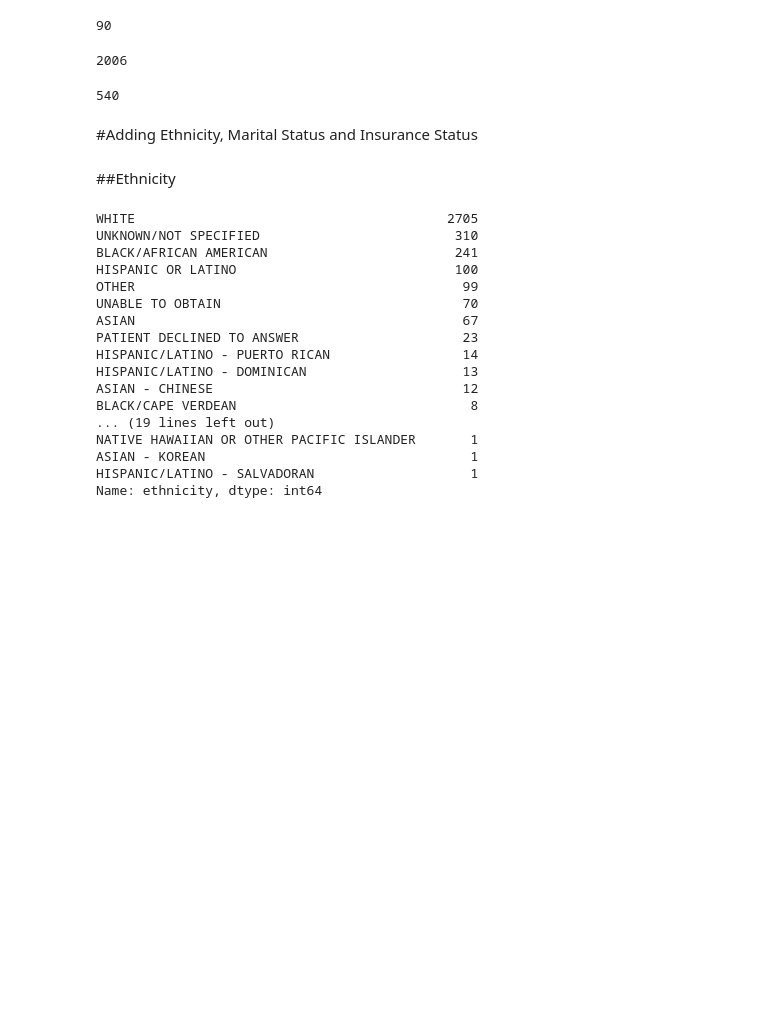
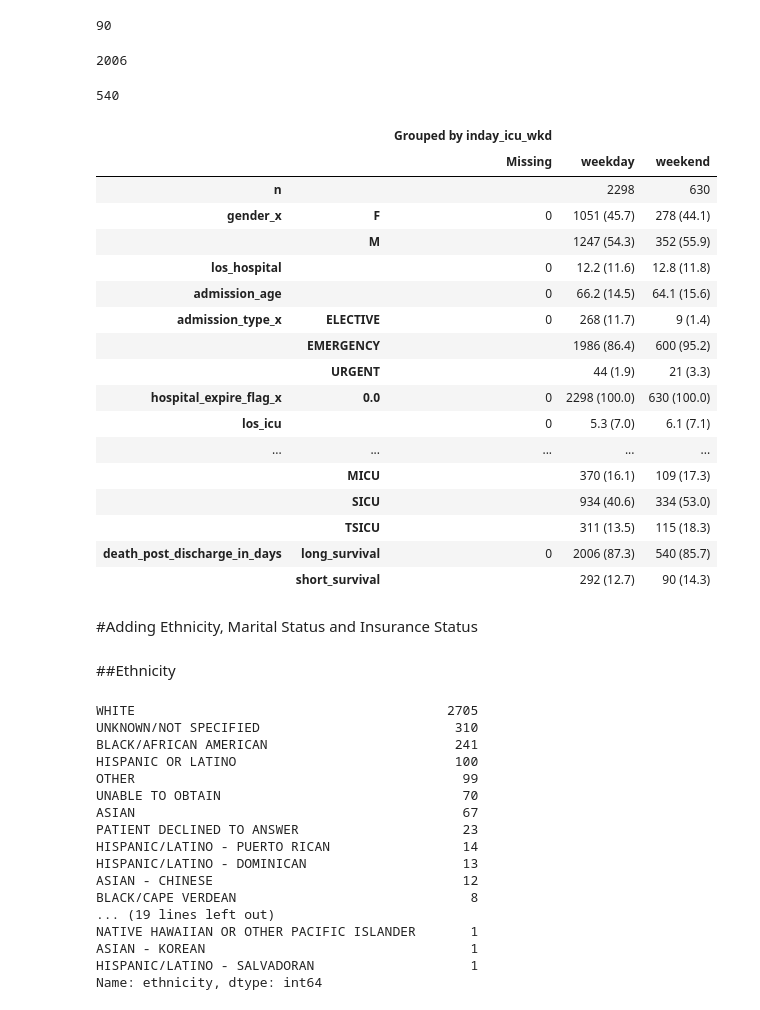
Before and after one commit to the-moose-machine/medical, a Jupyter notebook: WeekendStrokeMortality_accurate.ipynb, the cells around one changed output. Saved outputs shown, nothing was run; the diff lists cells and outputs as text; code cells hidden in the pictures; blank space fills up the shorter version.

```diff
--- a/WeekendStrokeMortality_accurate.ipynb
+++ b/WeekendStrokeMortality_accurate.ipynb
@@ -678,6 +681,39 @@ df_filtered = df_survived[(df_survived.inday_icu_wkd == 'weekend') & (df_survive
 df_filtered.shape[0]
 # %% [output]
 540
+# %%
+#FOR DF_SURVIVED DATABASE
+columns = ['gender_x', 'los_hospital', 'admission_age', 'admission_type_x', 'hospital_expire_flag_x',
+           'los_icu','icustay_expire_flag', 'oasis', 'oasis_prob', 'first_careunit', 'death_post_discharge_in_days']
+
+groupby = 'inday_icu_wkd'
+
+pval = False
+
+categorical = ['gender_x','admission_type_x','hospital_expire_flag_x','icustay_expire_flag',
+               'first_careunit', 'death_post_discharge_in_days']
+
+t = TableOne(df_survived, columns=columns, categorical=categorical, groupby=groupby, pval=pval)
+t.tableone
+# %% [output]
+|  |  | Grouped by inday_icu_wkd |  |  |
+|  |  | Missing | weekday | weekend |
+| n |  |  | 2298 | 630 |
+| gender_x | F | 0 | 1051 (45.7) | 278 (44.1) |
+|  | M |  | 1247 (54.3) | 352 (55.9) |
+| los_hospital |  | 0 | 12.2 (11.6) | 12.8 (11.8) |
+| admission_age |  | 0 | 66.2 (14.5) | 64.1 (15.6) |
+| admission_type_x | ELECTIVE | 0 | 268 (11.7) | 9 (1.4) |
+|  | EMERGENCY |  | 1986 (86.4) | 600 (95.2) |
+|  | URGENT |  | 44 (1.9) | 21 (3.3) |
+| hospital_expire_flag_x | 0.0 | 0 | 2298 (100.0) | 630 (100.0) |
+| los_icu |  | 0 | 5.3 (7.0) | 6.1 (7.1) |
+| ... | ... | ... | ... | ... |
+|  | MICU |  | 370 (16.1) | 109 (17.3) |
+|  | SICU |  | 934 (40.6) | 334 (53.0) |
+|  | TSICU |  | 311 (13.5) | 115 (18.3) |
+| death_post_discharge_in_days | long_survival | 0 | 2006 (87.3) | 540 (85.7) |
+|  | short_survival |  | 292 (12.7) | 90 (14.3) |
 # %% [markdown]
 #Adding Ethnicity, Marital Status and Insurance Status
 # %% [markdown]
```
Also changed, not shown: parts of 4 cells of this notebook.
